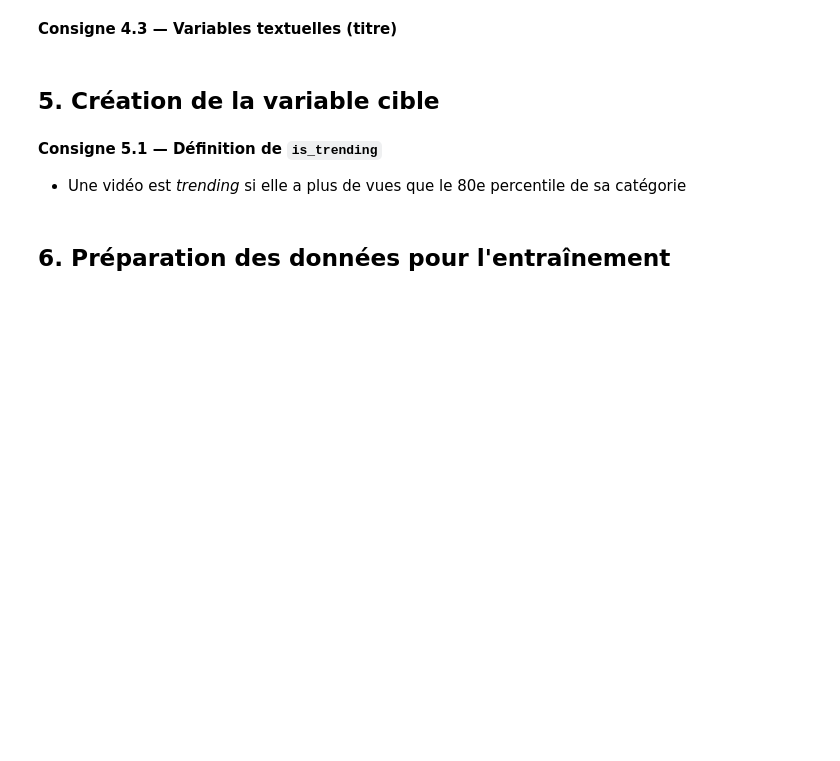
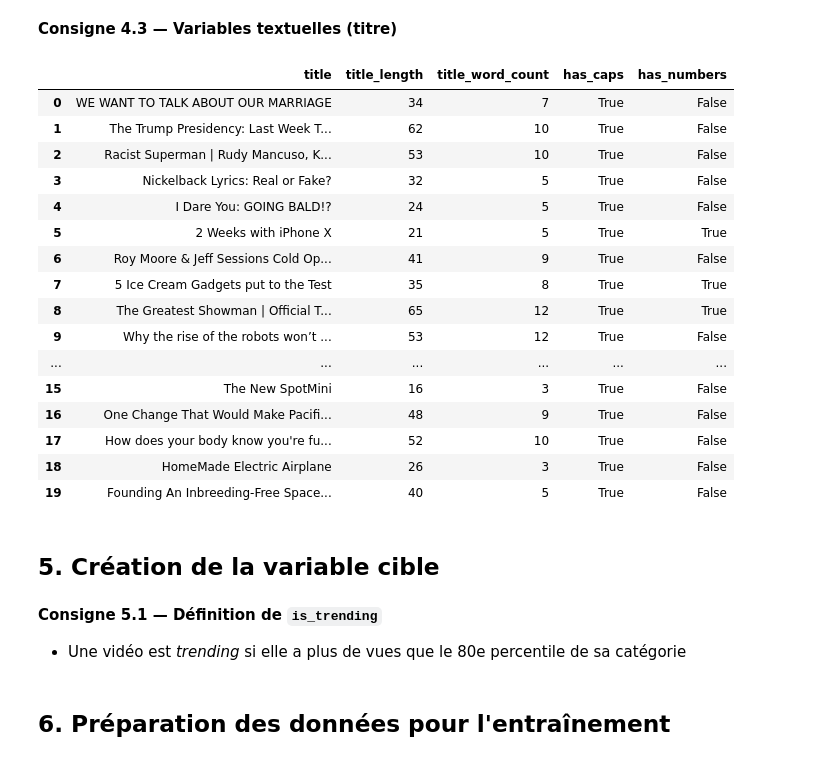
Before and after one commit to 17matb/youtube-trends, a Jupyter notebook: ml_youtube_trends.ipynb, the cells around one changed output. Saved outputs shown, nothing was run; the diff lists cells and outputs as text; code cells hidden in the pictures; blank space fills up the shorter version.

Commit message:
feat: provide new features based on engagement, publish time and video title

```diff
--- a/ml_youtube_trends.ipynb
+++ b/ml_youtube_trends.ipynb
@@ -244,7 +245,12 @@ Distribution des catégories:
 df_clean = df.drop_duplicates(subset='video_id').copy()
 df_clean['description'] = df_clean['description'].fillna('')
 df_clean['publish_time'] = pd.to_datetime(df_clean['publish_time'], errors='coerce')
-df_clean = df_clean[(df_clean['views'] >= 0) & (df_clean['likes'] >= 0) & (df_clean['dislikes'] >= 0) & (df_clean['comment_count'] >= 0)]
+df_clean = df_clean[
+    (df_clean['views'] >= 0)
+    & (df_clean['likes'] >= 0)
+    & (df_clean['dislikes'] >= 0)
+    & (df_clean['comment_count'] >= 0)
+]
 df_clean = df_clean.dropna(subset=['publish_time'])
 print(df_clean.isna().sum())
 # %% [output]
@@ -272,18 +280,21 @@ dtype: int64
 ** définition : https://support.google.com/youtube/answer/2991785?hl=fr**
 # %%
 # VOTRE CODE ICI - Section 4.1
-# import numpy as np
-# eps = 1e-9
-# denom = df_clean['likes'] + df_clean['dislikes']
-# df_clean['like_ratio'] = np.where(denom > 0, df_clean['likes'] / denom, 0)
-# df_clean['engagement_rate'] = np.where(df_clean['views'] > 0,
-#                                        (df_clean['likes'] + df_clean['dislikes'] + df_clean['comment_count']) / (df_clean['views'] + eps),
-#                                        0)
-# df_clean['comments_per_view'] = np.where(df_clean['views'] > 0, df_clean['comment_count'] / (df_clean['views'] + eps), 0)
+eps = 1e-9
+denom = df_clean['likes'] + df_clean['dislikes']
+df_clean['like_ratio'] = np.where(denom > 0, df_clean['likes'] / denom, 0)
+df_clean['engagement_rate'] = np.where(
+    df_clean['views'] > 0,
+    (df_clean['likes'] + df_clean['dislikes'] + df_clean['comment_count']) / (df_clean['views'] + eps),
+    0,
+)
+df_clean['comments_per_view'] = np.where(df_clean['views'] > 0, df_clean['comment_count'] / (df_clean['views'] + eps), 0)
 # %% [markdown]
 **Consigne 4.2 — Variables temporelles**
 # %%
 # VOTRE CODE ICI - Section 4.2
-# df_clean['publish_hour'] = ....
-# df_clean['publish_day_of_week'] = ...
-# df_clean['publish_month'] = ...
+df_clean['publish_hour'] = df_clean['publish_time'].dt.time
+df_clean['publish_day_of_week'] = df_clean['publish_time'].dt.day_of_week
+df_clean['publish_month'] = df_clean['publish_time'].dt.month
+
+display(df_clean[['publish_time', 'publish_hour', 'publish_day_of_week', 'publish_month']].head(10))
@@ -291,10 +314,30 @@ dtype: int64
 **Consigne 4.3 — Variables textuelles (titre)**
 # %%
 # VOTRE CODE ICI - Section 4.3
-# df_clean['title_length'] = ...
-# df_clean['title_word_count'] = ....
-# df_clean['has_caps'] = ...
-# df_clean['has_numbers'] = ...
+df_clean['title_length'] = df_clean['title'].str.len()
+df_clean['title_word_count'] = df_clean['title'].str.split().str.len()
+df_clean['has_caps'] = df_clean['title'].str.contains(r'[A-Z]')
+df_clean['has_numbers'] = df_clean['title'].str.contains(r'[0-9]')
+
+display(df_clean[['title', 'title_length', 'title_word_count', 'has_caps', 'has_numbers']].head(20))
+# %% [output]
+|  | title | title_length | title_word_count | has_caps | has_numbers |
+| 0 | WE WANT TO TALK ABOUT OUR MARRIAGE | 34 | 7 | True | False |
+| 1 | The Trump Presidency: Last Week T... | 62 | 10 | True | False |
+| 2 | Racist Superman | Rudy Mancuso, K... | 53 | 10 | True | False |
+| 3 | Nickelback Lyrics: Real or Fake? | 32 | 5 | True | False |
+| 4 | I Dare You: GOING BALD!? | 24 | 5 | True | False |
+| 5 | 2 Weeks with iPhone X | 21 | 5 | True | True |
+| 6 | Roy Moore & Jeff Sessions Cold Op... | 41 | 9 | True | False |
+| 7 | 5 Ice Cream Gadgets put to the Test | 35 | 8 | True | True |
+| 8 | The Greatest Showman | Official T... | 65 | 12 | True | True |
+| 9 | Why the rise of the robots won’t ... | 53 | 12 | True | False |
+| ... | ... | ... | ... | ... | ... |
+| 15 | The New SpotMini | 16 | 3 | True | False |
+| 16 | One Change That Would Make Pacifi... | 48 | 9 | True | False |
+| 17 | How does your body know you're fu... | 52 | 10 | True | False |
+| 18 | HomeMade Electric Airplane | 26 | 3 | True | False |
+| 19 | Founding An Inbreeding-Free Space... | 40 | 5 | True | False |
 # %% [markdown]
 ## 5. Création de la variable cible
 # %% [markdown]
```
Also changed, not shown: parts of 7 cells of this notebook.
